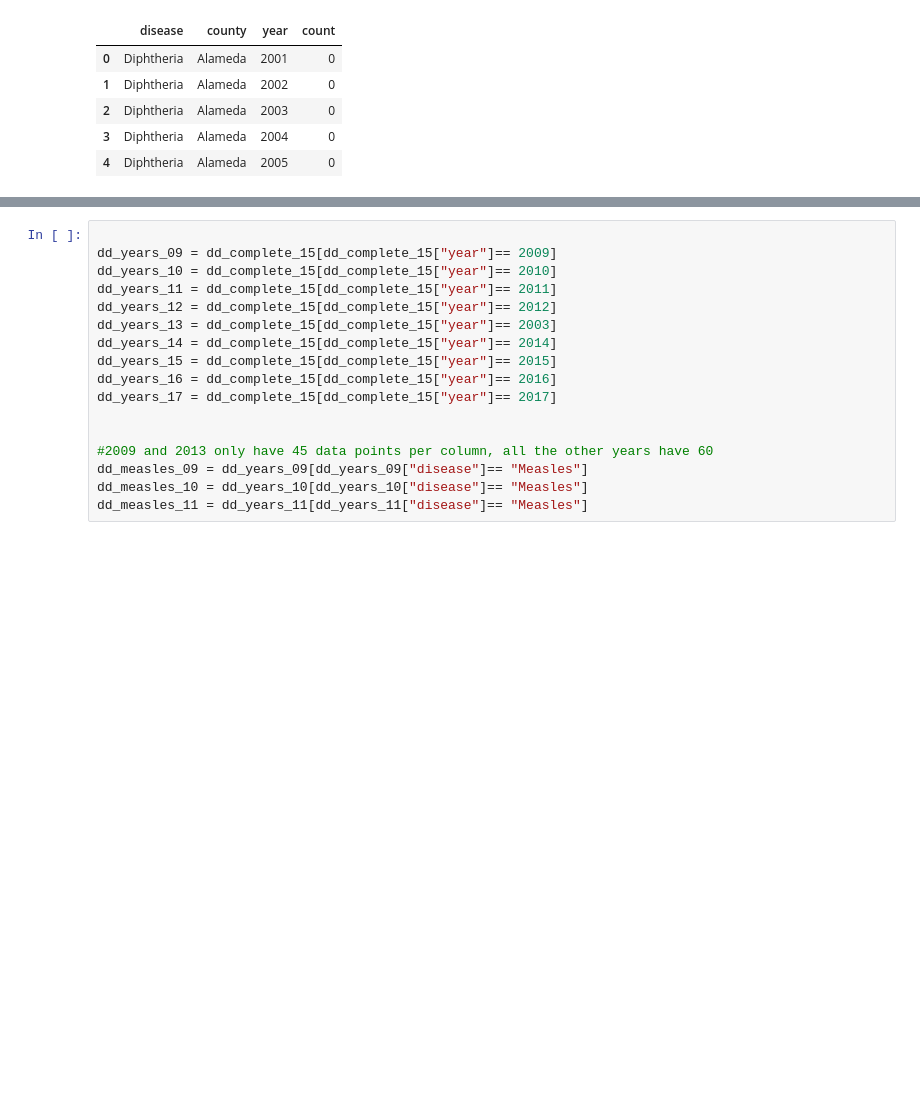
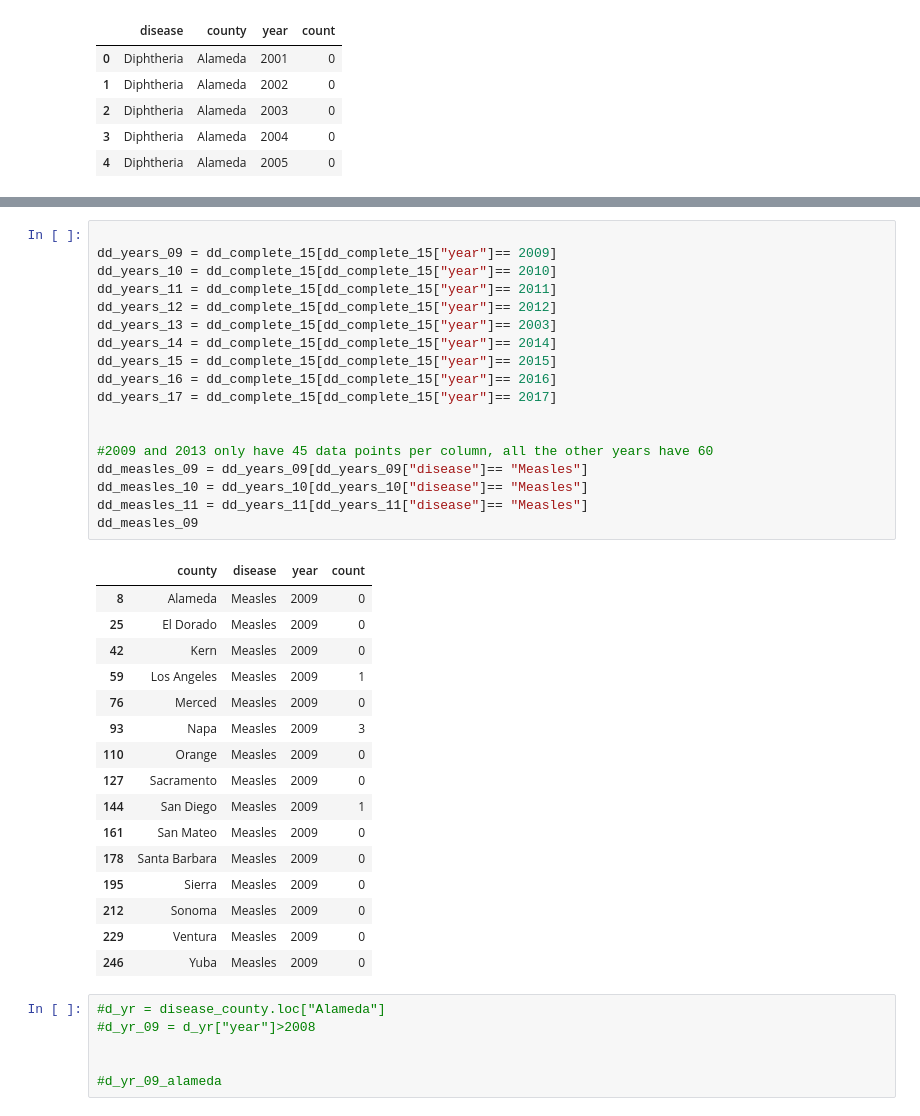
Before and after one commit to GCutaiar/group-project1, a Jupyter notebook: Resource/project1_read_csv_clay.ipynb, the cells around one changed output, grey strips where cells are left out. Saved outputs shown, nothing was run; the diff lists cells and outputs as text; blank space fills up the shorter version.

```diff
--- a/Resource/project1_read_csv_clay.ipynb
+++ b/Resource/project1_read_csv_clay.ipynb
@@ -130,18 +97,42 @@ Varicella Hospitalizations      Yuba  2017      0
 # %%
 
 dd_years_09 = dd_complete_15[dd_complete_15["year"]== 2009]
 dd_years_10 = dd_complete_15[dd_complete_15["year"]== 2010]
 dd_years_11 = dd_complete_15[dd_complete_15["year"]== 2011]
 dd_years_12 = dd_complete_15[dd_complete_15["year"]== 2012]
 dd_years_13 = dd_complete_15[dd_complete_15["year"]== 2003]
 dd_years_14 = dd_complete_15[dd_complete_15["year"]== 2014]
 dd_years_15 = dd_complete_15[dd_complete_15["year"]== 2015]
 dd_years_16 = dd_complete_15[dd_complete_15["year"]== 2016]
 dd_years_17 = dd_complete_15[dd_complete_15["year"]== 2017]
 
 
 #2009 and 2013 only have 45 data points per column, all the other years have 60
 dd_measles_09 = dd_years_09[dd_years_09["disease"]== "Measles"]
 dd_measles_10 = dd_years_10[dd_years_10["disease"]== "Measles"]
 dd_measles_11 = dd_years_11[dd_years_11["disease"]== "Measles"]
+dd_measles_09
+# %% [output]
+|  | county | disease | year | count |
+| 8 | Alameda | Measles | 2009 | 0 |
+| 25 | El Dorado | Measles | 2009 | 0 |
+| 42 | Kern | Measles | 2009 | 0 |
+| 59 | Los Angeles | Measles | 2009 | 1 |
+| 76 | Merced | Measles | 2009 | 0 |
+| 93 | Napa | Measles | 2009 | 3 |
+| 110 | Orange | Measles | 2009 | 0 |
+| 127 | Sacramento | Measles | 2009 | 0 |
+| 144 | San Diego | Measles | 2009 | 1 |
+| 161 | San Mateo | Measles | 2009 | 0 |
+| 178 | Santa Barbara | Measles | 2009 | 0 |
+| 195 | Sierra | Measles | 2009 | 0 |
+| 212 | Sonoma | Measles | 2009 | 0 |
+| 229 | Ventura | Measles | 2009 | 0 |
+| 246 | Yuba | Measles | 2009 | 0 |
+# %%
+#d_yr = disease_county.loc["Alameda"]
+#d_yr_09 = d_yr["year"]>2008
+
+
+#d_yr_09_alameda
 # %%
```
Also changed, not shown: parts of 6 cells of this notebook.
